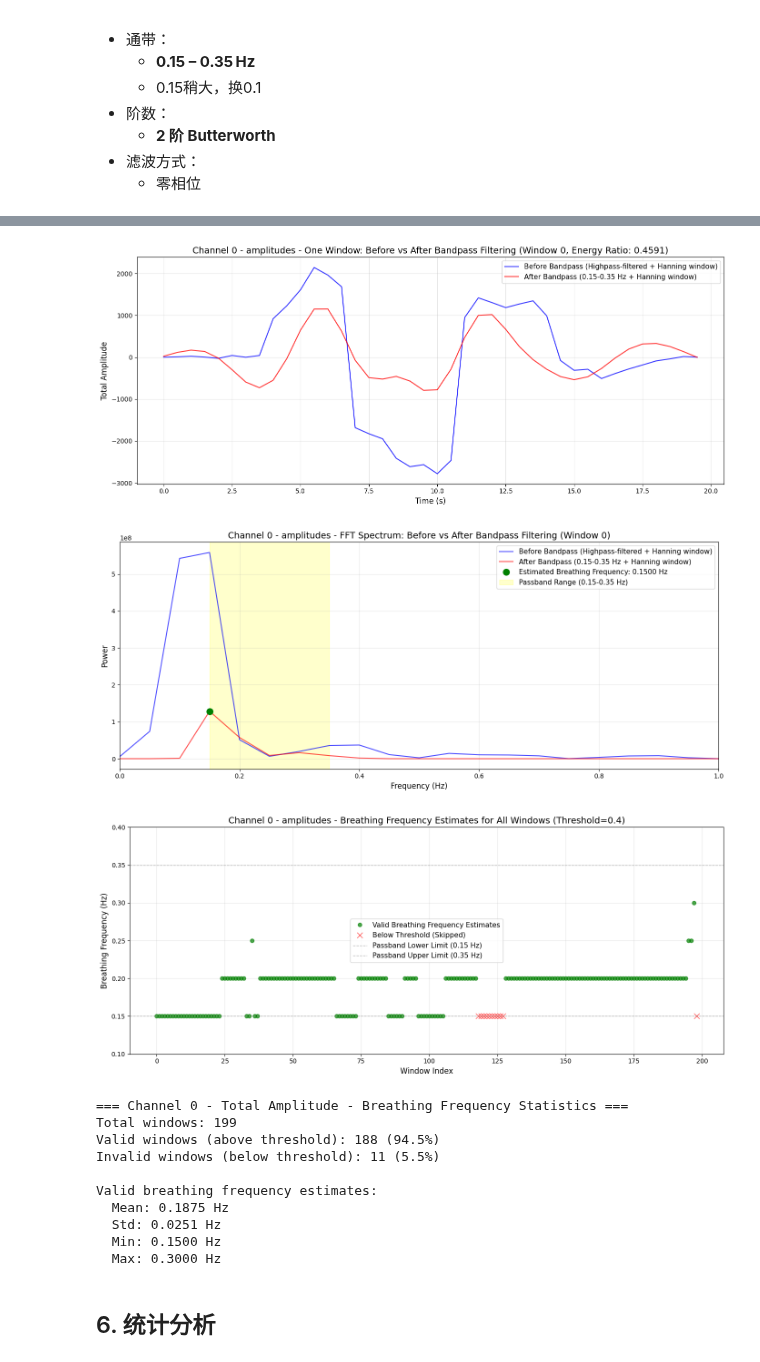
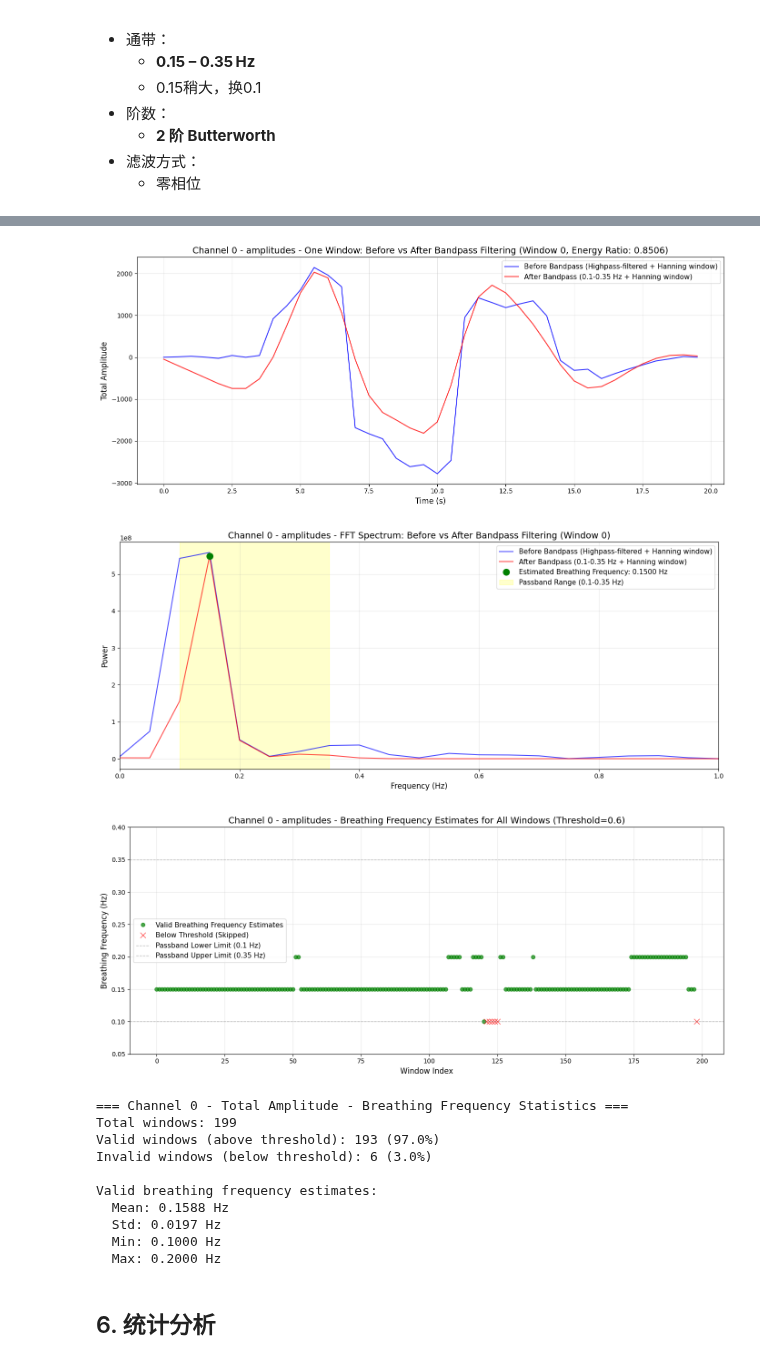
Before and after one commit to cwdao/ble_hci_sensing, a Jupyter notebook: load_saved_frames.ipynb, the cells around one changed output, grey strips where cells are left out. Cells and saved outputs as stored; diff of their text form; code cells hidden in the pictures.

```diff
--- a/load_saved_frames.ipynb
+++ b/load_saved_frames.ipynb
@@ -801,18 +801,18 @@ step_length_samples = int(step_length_sec * sampling_rate)  # 1秒 = 2个样本
 
 # 呼吸频率范围
 breath_freq_low = 0.1  # Hz
-breath_freq_high = 0.4  # Hz
+breath_freq_high = 0.35  # Hz
 total_freq_low = 0.05  # Hz
 total_freq_high = 0.8  # Hz
 
-# 选择通道和变量（用于展示）
-demo_channel = 0
-demo_variable = 'amplitudes'
+# # 选择通道和变量（用于展示）
+# demo_channel = 0
+# demo_variable = 'amplitudes'
 
-# 如果通道0不存在，使用第一个可用通道
-if demo_channel not in detrended_data and len(detrended_data) > 0:
-    demo_channel = list(detrended_data.keys())[0]
-    print(f"通道0不存在，使用通道 {demo_channel}")
+# # 如果通道0不存在，使用第一个可用通道
+# if demo_channel not in detrended_data and len(detrended_data) > 0:
+#     demo_channel = list(detrended_data.keys())[0]
+#     print(f"通道0不存在，使用通道 {demo_channel}")
 
 # 存储所有通道和所有变量的分析结果
 breathing_analysis_results = {}
@@ -901,6 +901,16 @@ for ch in detrended_data:
 
 print(f"✓ 所有通道和变量的加窗和能量计算完成")
 
+
+# 选择通道和变量（用于展示）
+demo_channel = 0
+demo_variable = 'amplitudes'
+
+# 如果通道0不存在，使用第一个可用通道
+if demo_channel not in detrended_data and len(detrended_data) > 0:
+    demo_channel = list(detrended_data.keys())[0]
+    print(f"通道0不存在，使用通道 {demo_channel}")
+
 # 检查demo_channel和demo_variable的数据是否存在
 if demo_channel not in breathing_analysis_results or demo_variable not in breathing_analysis_results[demo_channel]:
     print(f"⚠️ 无法找到通道 {demo_channel} 的变量 {demo_variable}")
@@ -938,7 +948,7 @@ else:
     plt.show()
 
     # 手动指定阈值（只用于demo_variable）
-    threshold = 0.4
+    threshold = 0.6
 
     # 图2：能量占比曲线 + 阈值线
     plt.figure(figsize=(14, 6))
@@ -1069,8 +1079,8 @@ except ImportError:
 # Parameters
 sampling_rate = 2.0  # Hz (2 Hz sampling rate as mentioned)
 lowcut = 0.1  # Hz (low cutoff frequency for breathing range)
-highcut = 0.4  # Hz (high cutoff frequency for breathing range)
-threshold = 0.4  # Same threshold as used in breathing detection
+highcut = 0.35  # Hz (high cutoff frequency for breathing range)
+threshold = 0.6  # Same threshold as used in breathing detection
 
 print(f"\nApplying bandpass filter to windowed data...")
 print(f"Sampling rate: {sampling_rate} Hz")
@@ -1086,6 +1096,9 @@ else:
     breathing_freq_estimates = {}
 
     # Process all channels and variables
+    print("开始对所有通道和所有变量进行带通滤波...")
+    total_channels = len(detrended_data)
+    processed_channels = 0
     for ch in breathing_analysis_results:
         bandpass_results[ch] = {}
         breathing_freq_estimates[ch] = {}
@@ -1144,7 +1157,12 @@ else:
 
             breathing_freq_estimates[ch][var_name] = np.array(breathing_freqs)
 
+        processed_channels += 1
+        if processed_channels % 10 == 0 or processed_channels == total_channels:
+            print(f"已处理 {processed_channels}/{total_channels} 个通道...")
+
     print(f"✓ Bandpass filtering and frequency estimation completed for all channels and variables")
+
 
 # Visualize results for demo_variable
 # Select a channel and variable for demonstration
@@ -1298,17 +1325,17 @@ Threshold for energy ratio: 0.4
 ✓ Bandpass filtering and frequency estimation completed for all channels and variables
-[figure, old version]
+[figure, new version]
-[figure, old version]
+[figure, new version]
-[figure, old version]
+[figure, new version]
 === Channel 0 - Total Amplitude - Breathing Frequency Statistics ===
 Total windows: 199
-Valid windows (above threshold): 188 (94.5%)
-Invalid windows (below threshold): 11 (5.5%)
+Valid windows (above threshold): 193 (97.0%)
+Invalid windows (below threshold): 6 (3.0%)
 
 Valid breathing frequency estimates:
-  Mean: 0.1875 Hz
-  Std: 0.0251 Hz
-  Min: 0.1500 Hz
-  Max: 0.3000 Hz
+  Mean: 0.1588 Hz
+  Std: 0.0197 Hz
+  Min: 0.1000 Hz
+  Max: 0.2000 Hz
 # %% [markdown]
 ## 6. 统计分析
 # %%
```
Also changed, not shown: parts of 2 cells of this notebook.
